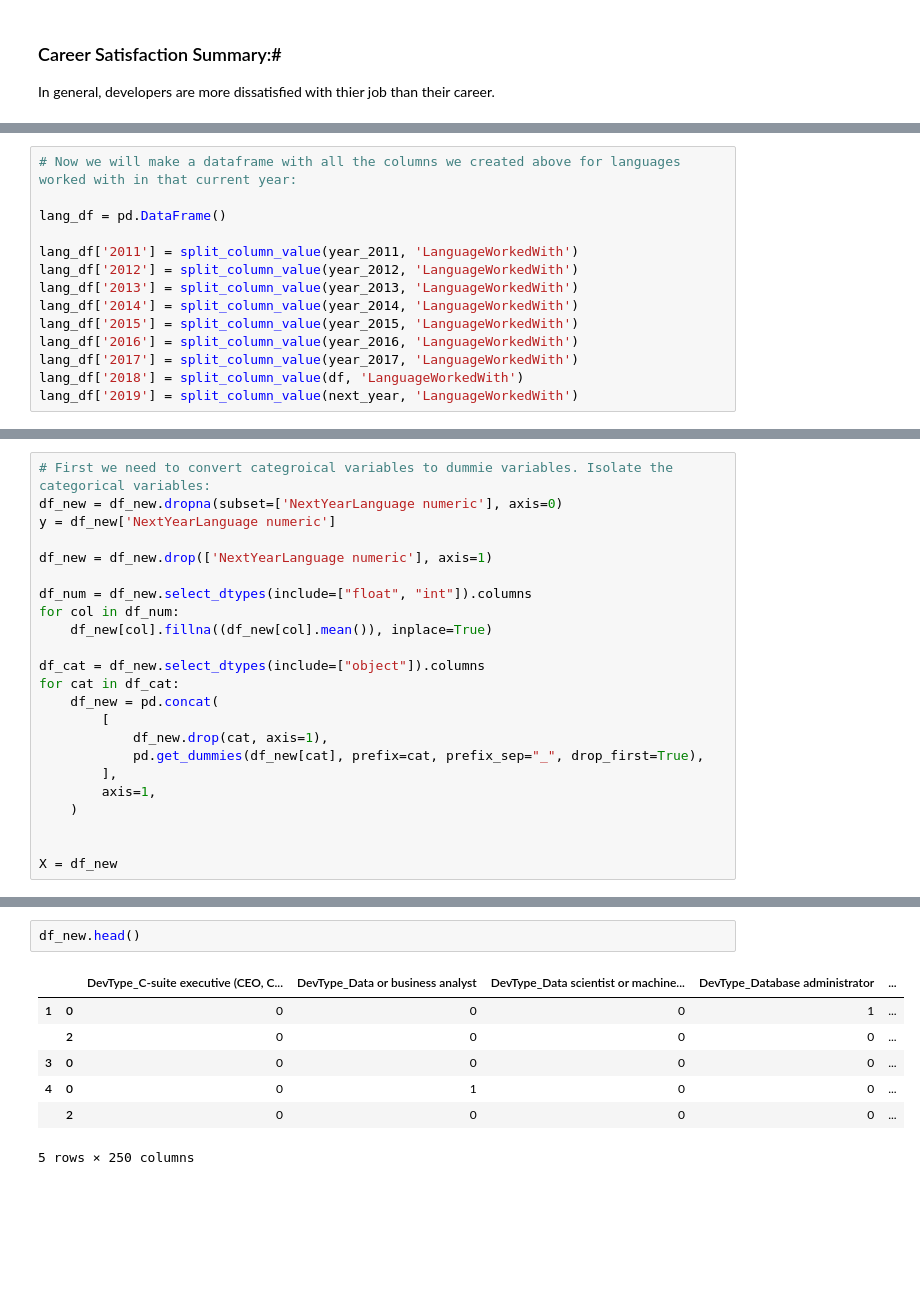
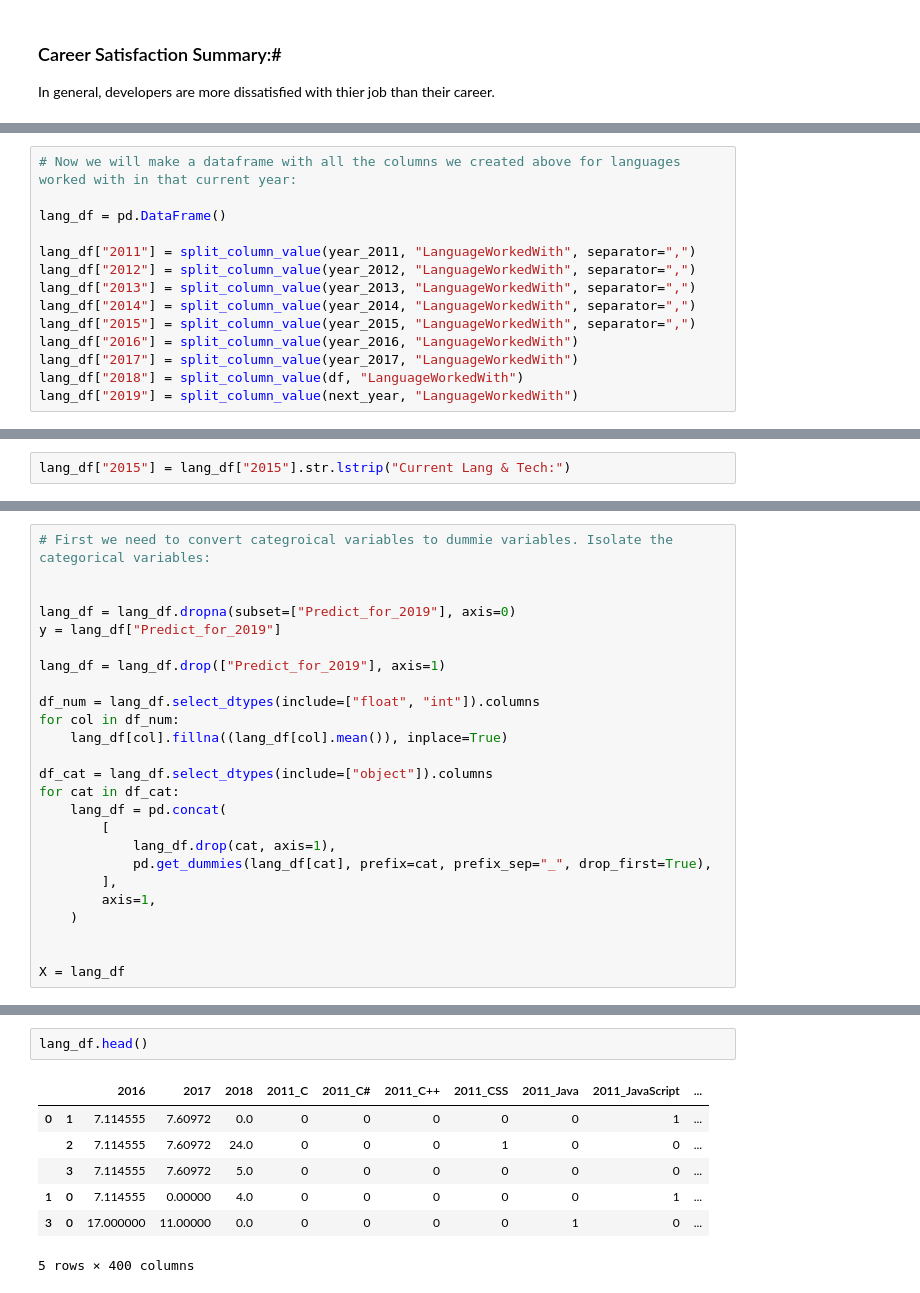
Before and after one commit to Anxhela21/SlackOverflow_2018, a Jupyter notebook: StackOverflowData2018.ipynb, the cells around one changed output, grey strips where cells are left out. Drawn from its saved outputs; the diff is of its cells as text; blank space fills up the shorter version.

```diff
--- a/StackOverflowData2018.ipynb
+++ b/StackOverflowData2018.ipynb
@@ -406,13 +481,13 @@ year_2011['LanguageWorkedWith'] = year_2011[year_2011.columns[30:42]].apply (lam
 
 lang_df = pd.DataFrame()
 
-lang_df['2011'] = split_column_value(year_2011, 'LanguageWorkedWith')
-lang_df['2012'] = split_column_value(year_2012, 'LanguageWorkedWith')
-lang_df['2013'] = split_column_value(year_2013, 'LanguageWorkedWith')
-lang_df['2014'] = split_column_value(year_2014, 'LanguageWorkedWith')
-lang_df['2015'] = split_column_value(year_2015, 'LanguageWorkedWith')
-lang_df['2016'] = split_column_value(year_2016, 'LanguageWorkedWith')
-lang_df['2017'] = split_column_value(year_2017, 'LanguageWorkedWith')
-lang_df['2018'] = split_column_value(df, 'LanguageWorkedWith')
-lang_df['2019'] = split_column_value(next_year, 'LanguageWorkedWith')
+lang_df["2011"] = split_column_value(year_2011, "LanguageWorkedWith", separator=",")
+lang_df["2012"] = split_column_value(year_2012, "LanguageWorkedWith", separator=",")
+lang_df["2013"] = split_column_value(year_2013, "LanguageWorkedWith", separator=",")
+lang_df["2014"] = split_column_value(year_2014, "LanguageWorkedWith", separator=",")
+lang_df["2015"] = split_column_value(year_2015, "LanguageWorkedWith", separator=",")
+lang_df["2016"] = split_column_value(year_2016, "LanguageWorkedWith")
+lang_df["2017"] = split_column_value(year_2017, "LanguageWorkedWith")
+lang_df["2018"] = split_column_value(df, "LanguageWorkedWith")
+lang_df["2019"] = split_column_value(next_year, "LanguageWorkedWith")
 # %% [output]
@@ -433,0 +505,2 @@ df_new['NextYearLanguage numeric']= df_new['NextYearLanguage'].map(lang_dic)
+# %%
+lang_df["2015"] = lang_df["2015"].str.lstrip("Current Lang & Tech:")
@@ -434,23 +571,25 @@ df_new['NextYearLanguage numeric']= df_new['NextYearLanguage'].map(lang_dic)
 # %%
 # First we need to convert categroical variables to dummie variables. Isolate the categorical variables:
-df_new = df_new.dropna(subset=['NextYearLanguage numeric'], axis=0)
-y = df_new['NextYearLanguage numeric']
 
-df_new = df_new.drop(['NextYearLanguage numeric'], axis=1)
 
-df_num = df_new.select_dtypes(include=["float", "int"]).columns
+lang_df = lang_df.dropna(subset=["Predict_for_2019"], axis=0)
+y = lang_df["Predict_for_2019"]
+
+lang_df = lang_df.drop(["Predict_for_2019"], axis=1)
+
+df_num = lang_df.select_dtypes(include=["float", "int"]).columns
 for col in df_num:
-    df_new[col].fillna((df_new[col].mean()), inplace=True)
+    lang_df[col].fillna((lang_df[col].mean()), inplace=True)
 
-df_cat = df_new.select_dtypes(include=["object"]).columns
+df_cat = lang_df.select_dtypes(include=["object"]).columns
 for cat in df_cat:
-    df_new = pd.concat(
+    lang_df = pd.concat(
         [
-            df_new.drop(cat, axis=1),
-            pd.get_dummies(df_new[cat], prefix=cat, prefix_sep="_", drop_first=True),
+            lang_df.drop(cat, axis=1),
+            pd.get_dummies(lang_df[cat], prefix=cat, prefix_sep="_", drop_first=True),
         ],
         axis=1,
     )
 
 
-X = df_new
+X = lang_df
@@ -457,10 +598,10 @@ X = df_new
 # %%
-df_new.head()
+lang_df.head()
 # %% [output]
-|  |  | DevType_C-suite executive (CEO, C... | DevType_Data or business analyst | DevType_Data scientist or machine... | DevType_Database administrator | ... |
-| 1 | 0 | 0 | 0 | 0 | 1 | ... |
-|  | 2 | 0 | 0 | 0 | 0 | ... |
-| 3 | 0 | 0 | 0 | 0 | 0 | ... |
-| 4 | 0 | 0 | 1 | 0 | 0 | ... |
-|  | 2 | 0 | 0 | 0 | 0 | ... |
+|  |  | 2016 | 2017 | 2018 | 2011_C | 2011_C# | 2011_C++ | 2011_CSS | 2011_Java | 2011_JavaScript | ... |
+| 0 | 1 | 7.114555 | 7.60972 | 0.0 | 0 | 0 | 0 | 0 | 0 | 1 | ... |
+|  | 2 | 7.114555 | 7.60972 | 24.0 | 0 | 0 | 0 | 1 | 0 | 0 | ... |
+|  | 3 | 7.114555 | 7.60972 | 5.0 | 0 | 0 | 0 | 0 | 0 | 0 | ... |
+| 1 | 0 | 7.114555 | 0.00000 | 4.0 | 0 | 0 | 0 | 0 | 0 | 1 | ... |
+| 3 | 0 | 17.000000 | 11.00000 | 0.0 | 0 | 0 | 0 | 0 | 1 | 0 | ... |
-5 rows × 250 columns
+5 rows × 400 columns
```
Also changed, not shown: parts of 128 cells of this notebook, 12 other files.
